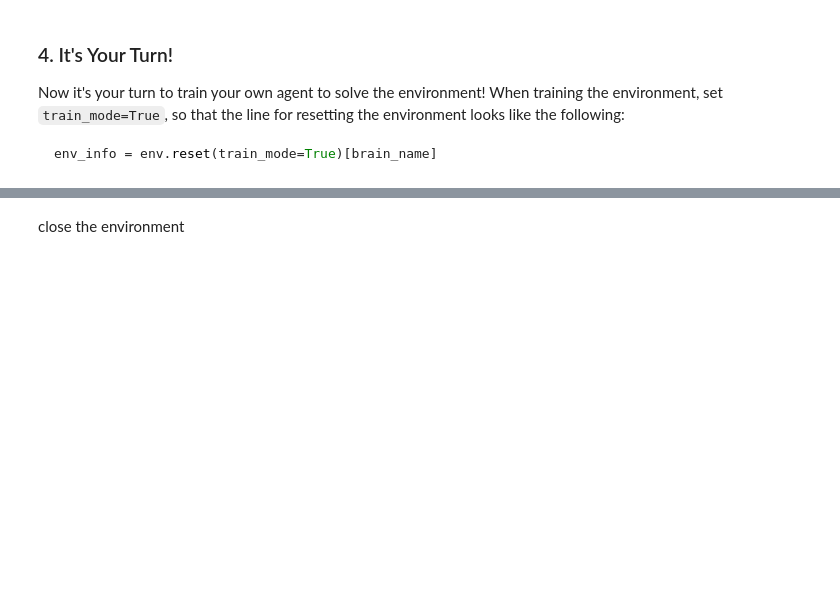
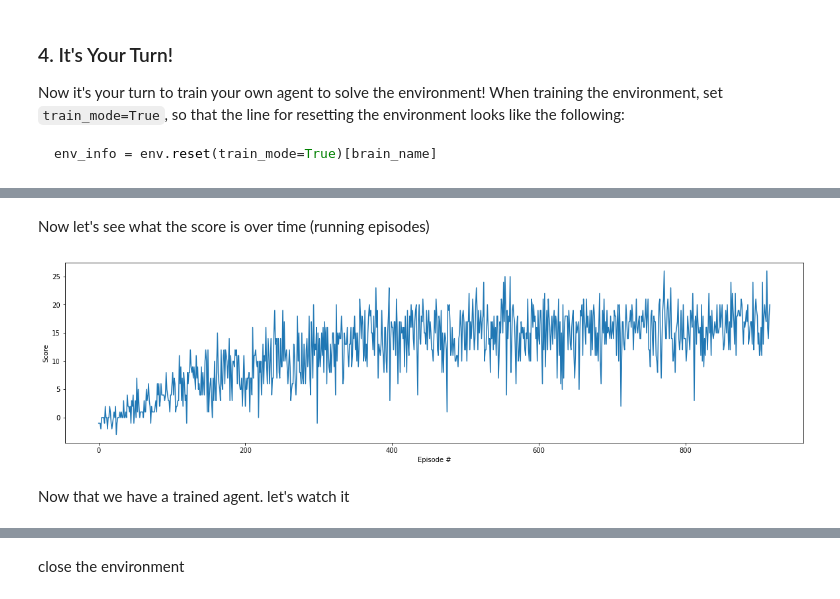
Before and after one commit to willembressers/Value-based-methods, a Jupyter notebook: p1_navigation/Navigation.ipynb, the cells around one changed output, grey strips where cells are left out. Drawn from its saved outputs; the diff is of its cells as text; code cells hidden in the pictures; blank space fills up the shorter version.

```diff
--- a/p1_navigation/Navigation.ipynb
+++ b/p1_navigation/Navigation.ipynb
@@ -99,18 +100,18 @@ Once this cell is executed, you will watch the agent's performance, if it select
 
 Of course, as part of the project, you'll have to change the code so that the agent is able to use its experience to gradually choose better actions when interacting with the environment!
 # %%
-# env_info = env.reset(train_mode=False)[brain_name] # reset the environment
-# state = env_info.vector_observations[0]            # get the current state
-# score = 0                                          # initialize the score
-# while True:
-#     action = np.random.randint(action_size)        # select an action
-#     env_info = env.step(action)[brain_name]        # send the action to the environment
-#     next_state = env_info.vector_observations[0]   # get the next state
-#     reward = env_info.rewards[0]                   # get the reward
-#     done = env_info.local_done[0]                  # see if episode has finished
-#     score += reward                                # update the score
-#     state = next_state                             # roll over the state to next time step
-#     if done:                                       # exit loop if episode finished
-#         break
+env_info = env.reset(train_mode=False)[brain_name] # reset the environment
+state = env_info.vector_observations[0]            # get the current state
+score = 0                                          # initialize the score
+while True:
+    action = np.random.randint(action_size)        # select an action
+    env_info = env.step(action)[brain_name]        # send the action to the environment
+    next_state = env_info.vector_observations[0]   # get the next state
+    reward = env_info.rewards[0]                   # get the reward
+    done = env_info.local_done[0]                  # see if episode has finished
+    score += reward                                # update the score
+    state = next_state                             # roll over the state to next time step
+    if done:                                       # exit loop if episode finished
+        break
 
-# print("Score: {}".format(score))
+print("Score: {}".format(score))
@@ -128 +238,19 @@ env_info = env.reset(train_mode=True)[brain_name]
+# %% [markdown]
+Now let's see what the score is over time (running episodes)
+# %%
+import matplotlib.pyplot as plt
+%matplotlib inline
+
+# plot the scores
+fig = plt.figure(figsize=(20,5))
+ax = fig.add_subplot(111)
+plt.plot(np.arange(len(scores)), scores)
+plt.ylabel('Score')
+plt.xlabel('Episode #')
+plt.savefig('../images/rewards_episodes.png')
+plt.show()
+# %% [output]
+[figure, added]
+# %% [markdown]
+Now that we have a trained agent. let's watch it
 # %%
```
Also changed, not shown: parts of 5 cells of this notebook, 20 other files.
